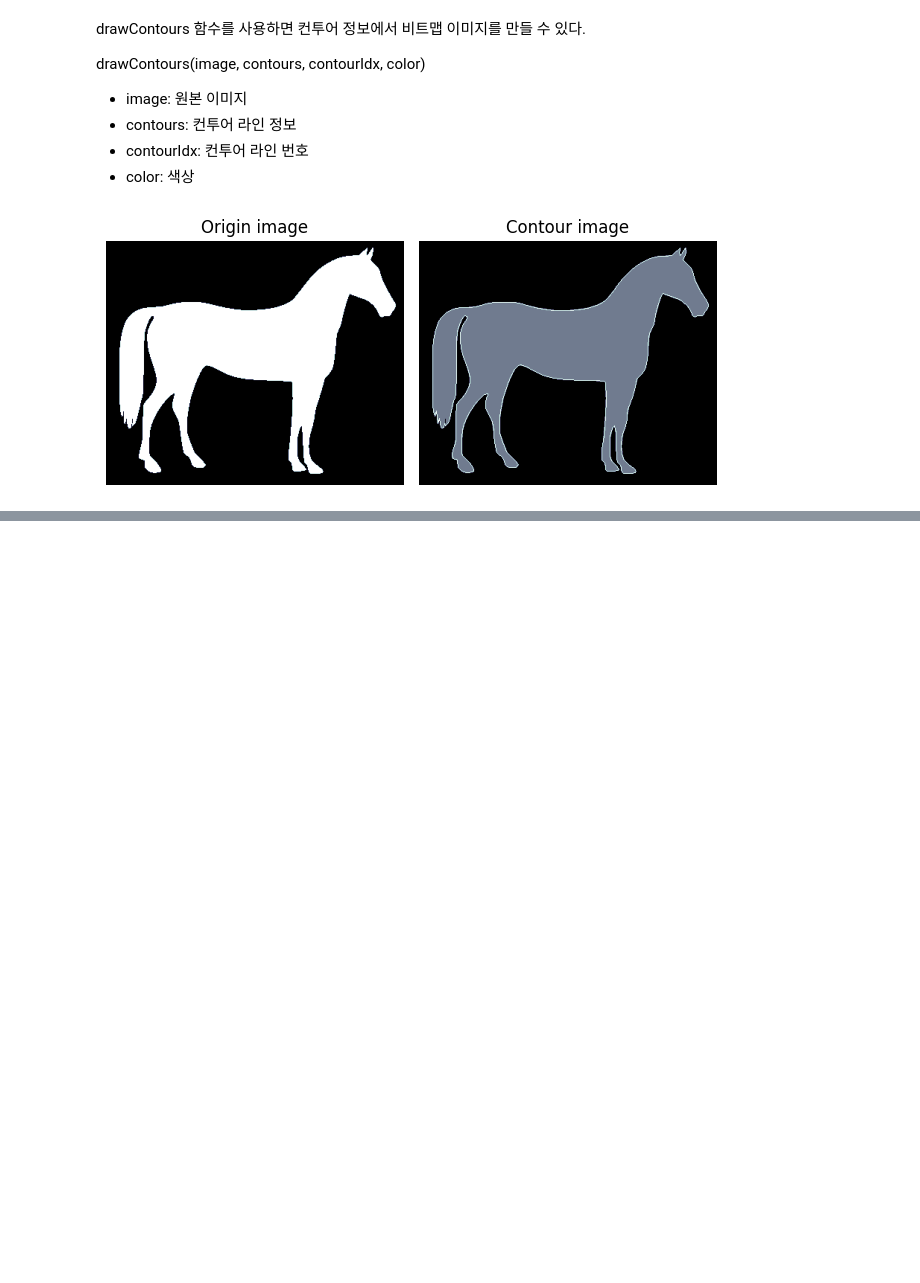
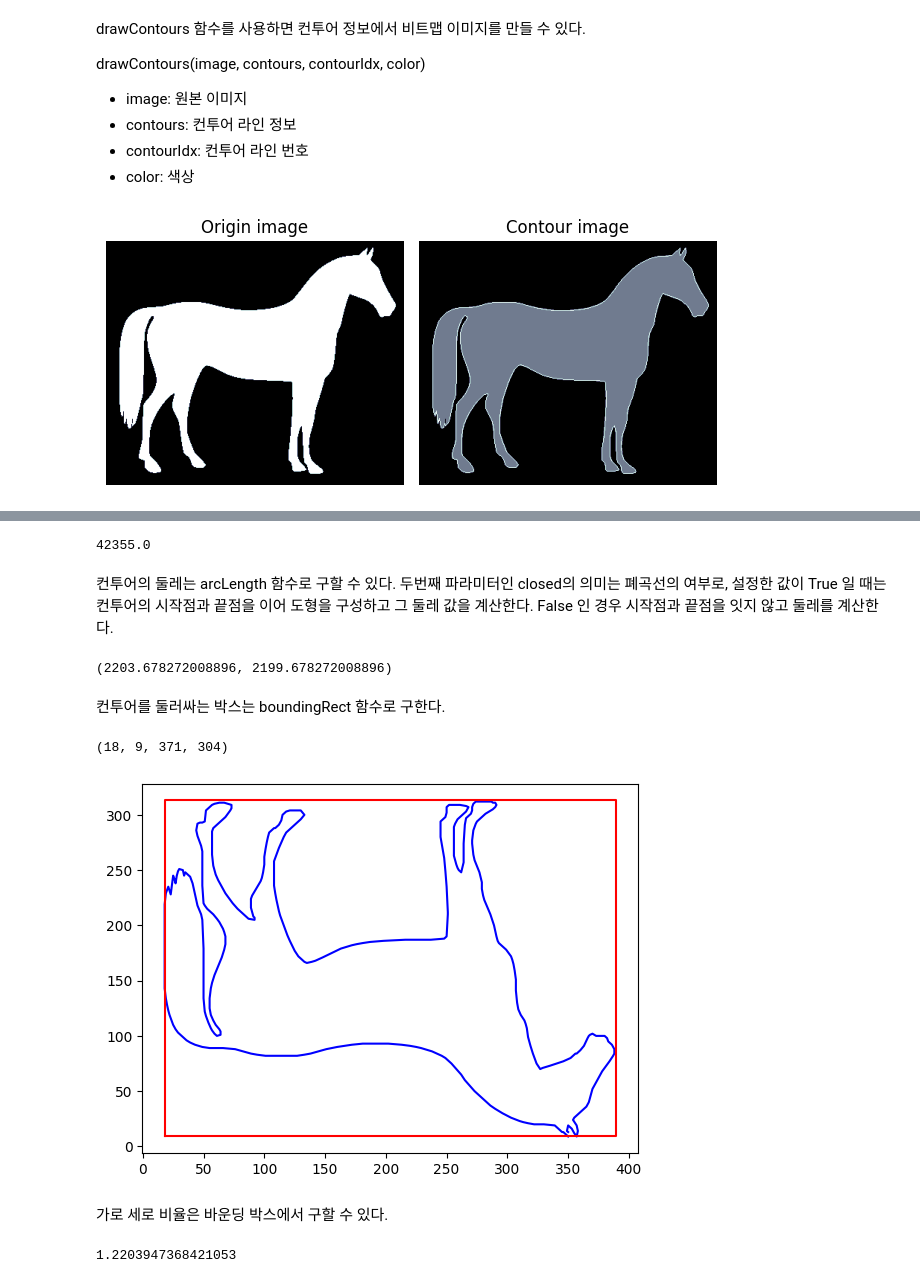
Before and after one commit to zave7/computer-vision, a Jupyter notebook: opencv/contour.ipynb, the cells around one changed output, grey strips where cells are left out. Saved outputs shown, nothing was run; the diff lists cells and outputs as text; code cells hidden in the pictures; blank space fills up the shorter version.

Commit message:
image contour - features

```diff
--- a/opencv/contour.ipynb
+++ b/opencv/contour.ipynb
@@ -48,8 +48,8 @@ array([[350,   9],
 # %%
 import matplotlib.pyplot as plt
 zipped = zip(*np.squeeze(contours[0]))
-x, y = list(zipped)
-plt.plot(x, y, c="b")
+x0, y0 = list(zipped)
+plt.plot(x0, y0, c="b")
 plt.show()
 # %% [output]
 [figure]
@@ -93,0 +102,6 @@ plt.show()
+# %%
+import cv2
+
+c0 = contours[0]
+M = cv2.moments(c0)
+M
@@ -93,0 +128,34 @@ plt.show()
+# %%
+cv2.contourArea(c0)
+# %% [output]
+42355.0
+# %% [markdown]
+컨투어의 둘레는 arcLength 함수로 구할 수 있다. 두번째 파라미터인 closed의 의미는 폐곡선의 여부로, 설정한 값이 True 일 때는 컨투어의 시작점과 끝점을 이어 도형을 구성하고 그 둘레 값을 계산한다. False 인 경우 시작점과 끝점을 잇지 않고 둘레를 계산한다.
+# %%
+cv2.arcLength(c0, closed=True), cv2.arcLength(c0, closed=False)
+# %% [output]
+(2203.678272008896, 2199.678272008896)
+# %% [markdown]
+컨투어를 둘러싸는 박스는 boundingRect 함수로 구한다.
+# %%
+x, y, w, h = cv2.boundingRect(c0)
+x, y, w, h
+# %% [output]
+(18, 9, 371, 304)
+# %%
+plt.plot(x0, y0, c="b")
+plt.plot(
+    [x, x + w, x + w, x, x],
+    [y, y, y + h, y + h, y],
+    c="r"
+)
+plt.show()
+# %% [output]
+[figure, added]
+# %% [markdown]
+가로 세로 비율은 바운딩 박스에서 구할 수 있다.
+# %%
+aspect_ratio = float(w) / h
+aspect_ratio
+# %% [output]
+1.2203947368421053
```
Also changed, not shown: parts of 5 cells of this notebook.
